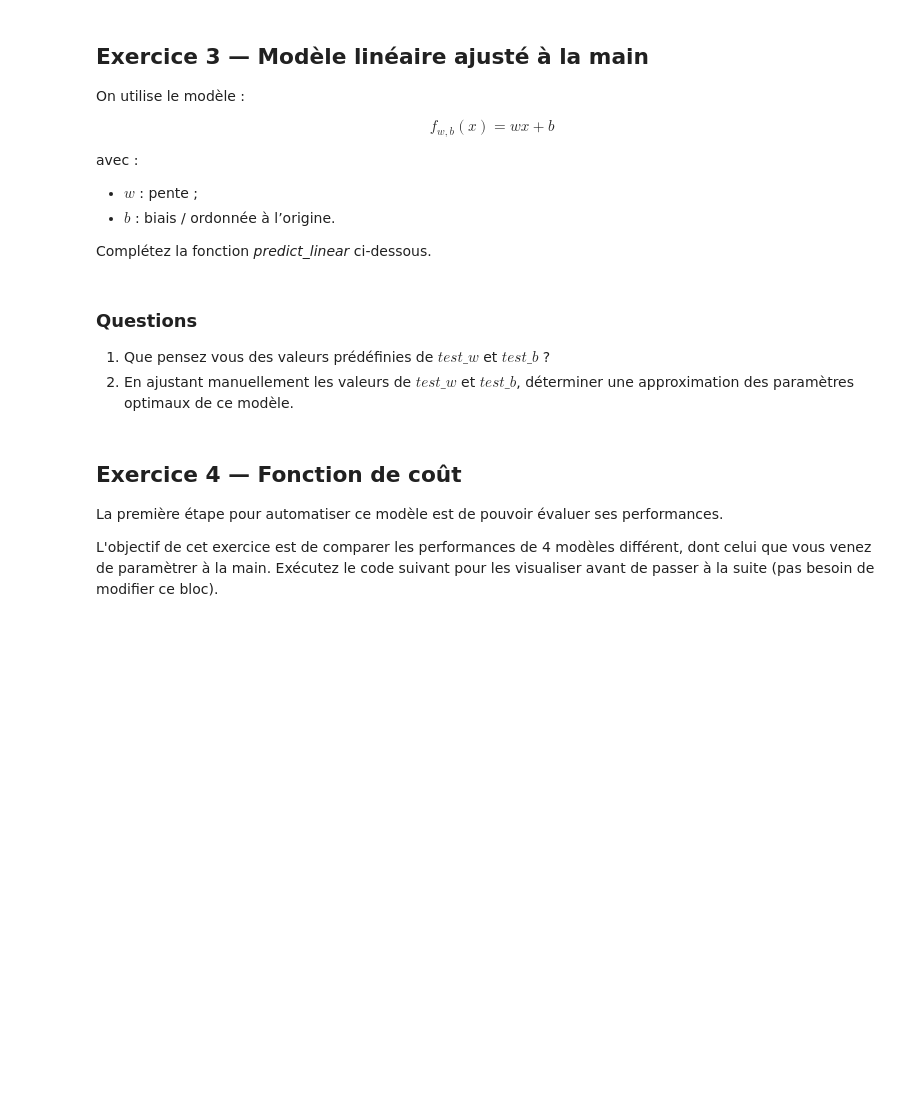
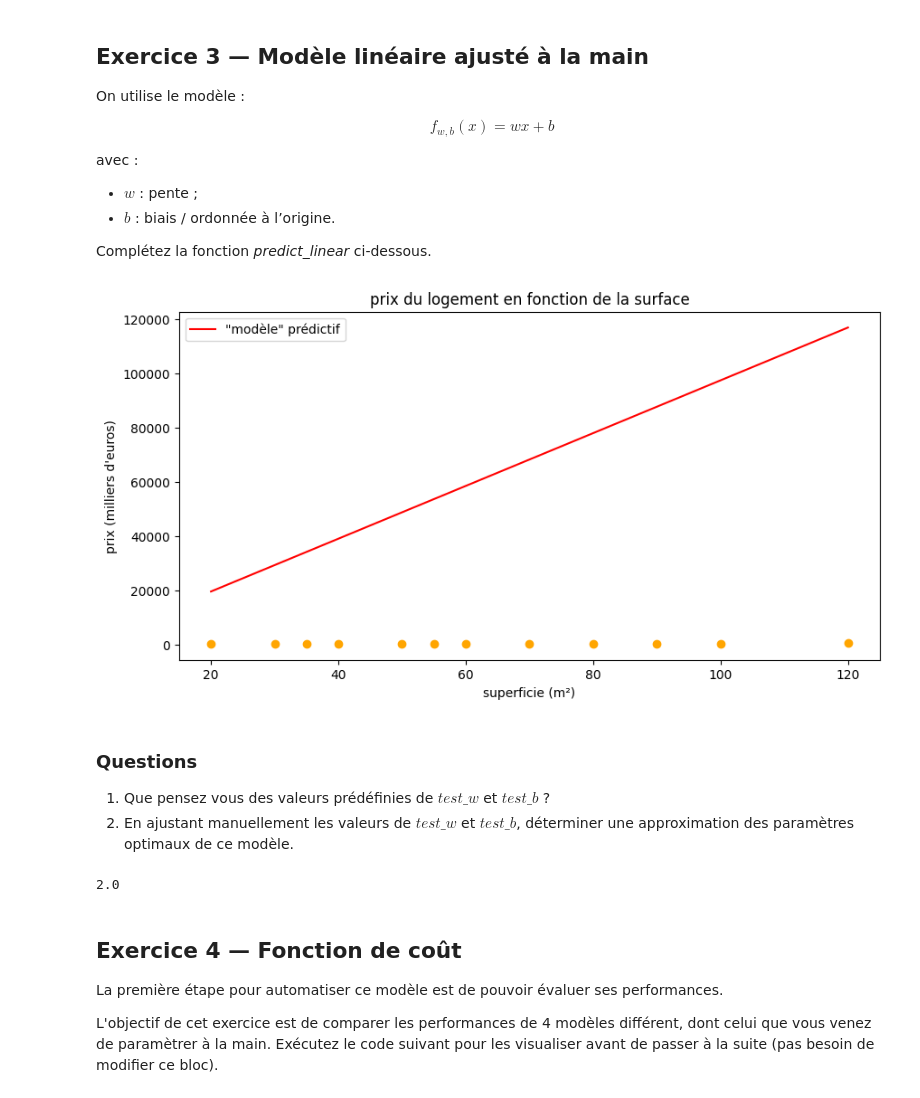
Before and after one commit to linasbd/Projet-info-L3, a Jupyter notebook: TD1_intro_machine_learning.ipynb, the cells around one changed output. Saved outputs shown, nothing was run; the diff lists cells and outputs as text; code cells hidden in the pictures; blank space fills up the shorter version.

```diff
--- a/TD1_intro_machine_learning.ipynb
+++ b/TD1_intro_machine_learning.ipynb
@@ -92,33 +111,40 @@ Complétez la fonction *predict_linear* ci-dessous.
 # %%
 
 #
 def predict_linear(X, w, b):
     '''
     Cette fonction renvoie les prédictions d'un modèle linéaire à partir d'un tableau de données X
     Les paramètres w et b sont respectivement le biais et la pente
     '''
     # À faire
-    return ...
+    return X*w*b
 
-test_w = 2.2 # à ajuster à la question 2
+test_w = 15 # à ajuster à la question 2
 test_b = 65 # à ajuster à la question 2
 
 # Test de predict_linear() avec les données de test
 pred = predict_linear(surface, w=test_w, b=test_b)
 pred
 # Affichage du résultat
 plt.figure(figsize=(10,5))
 plt.scatter(X,y, c="orange")
 plt.plot(X,pred, label = '"modèle" prédictif', c="r")
 plt.title("prix du logement en fonction de la surface")
 plt.ylabel("prix (milliers d'euros)")
 plt.xlabel('superficie (m²)')
 plt.legend()
 plt.show()
+# %% [output]
+[figure, added]
 # %% [markdown]
 ### Questions
 1. Que pensez vous des valeurs prédéfinies de $test\_w$ et $test\_b$ ?
 2. En ajustant manuellement les valeurs de $test\_w$ et $test\_b$, déterminer une approximation des paramètres optimaux de ce modèle.
+# %%
+1.
+2.
+# %% [output]
+2.0
 # %% [markdown]
 ## Exercice 4 — Fonction de coût
 
```
Also changed, not shown: parts of 6 cells of this notebook.
